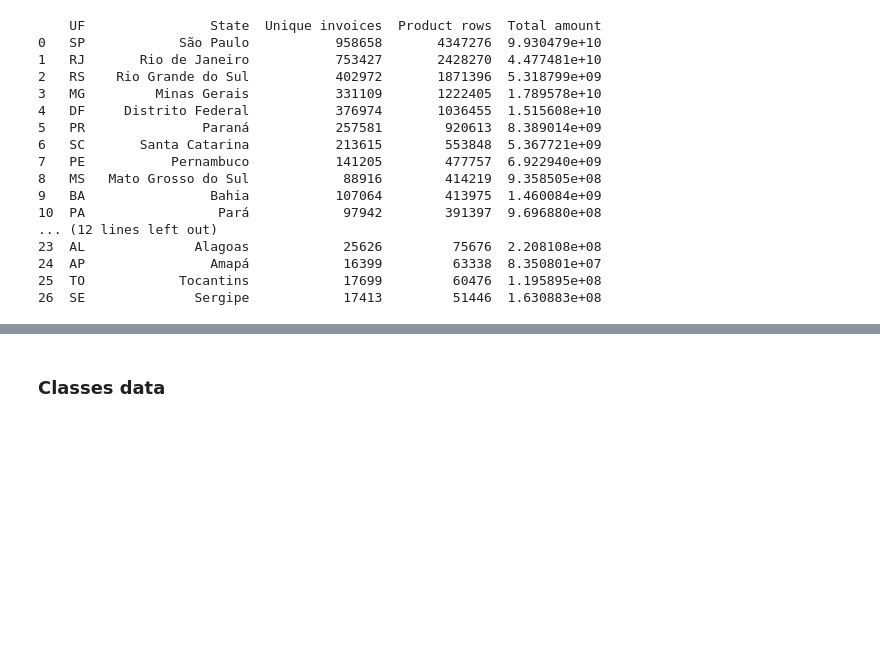
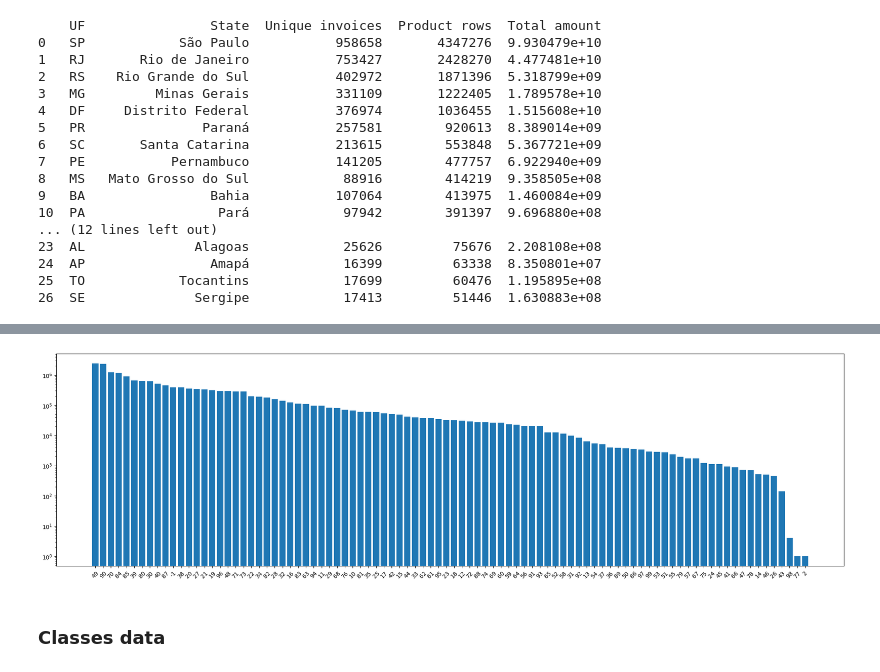
Before and after one commit to teichx/TCC, a Jupyter notebook: app/data.ipynb, the cells around one changed output, grey strips where cells are left out. Drawn from its saved outputs; the diff is of its cells as text; code cells hidden in the pictures; blank space fills up the shorter version.

Commit message:
feat: Add analytics data

```diff
--- a/app/data.ipynb
+++ b/app/data.ipynb
@@ -230,3 +249,16 @@ print(meta_data_table)
+# %%
+from matplotlib import pyplot
+
+ncm_counts = data_frame.ncm.str[:2].value_counts()
+
+pyplot.figure(figsize=(20, 6))
+pyplot.bar(ncm_counts.index, ncm_counts.values)
+pyplot.xticks(rotation=45)
+pyplot.tight_layout()
+pyplot.yscale('log')
+pyplot.show()
+# %% [output]
+[figure, added]
 # %% [markdown]
 ### Classes data
 # %%
```
Also changed, not shown: parts of 11 cells of this notebook, 2 other files.
